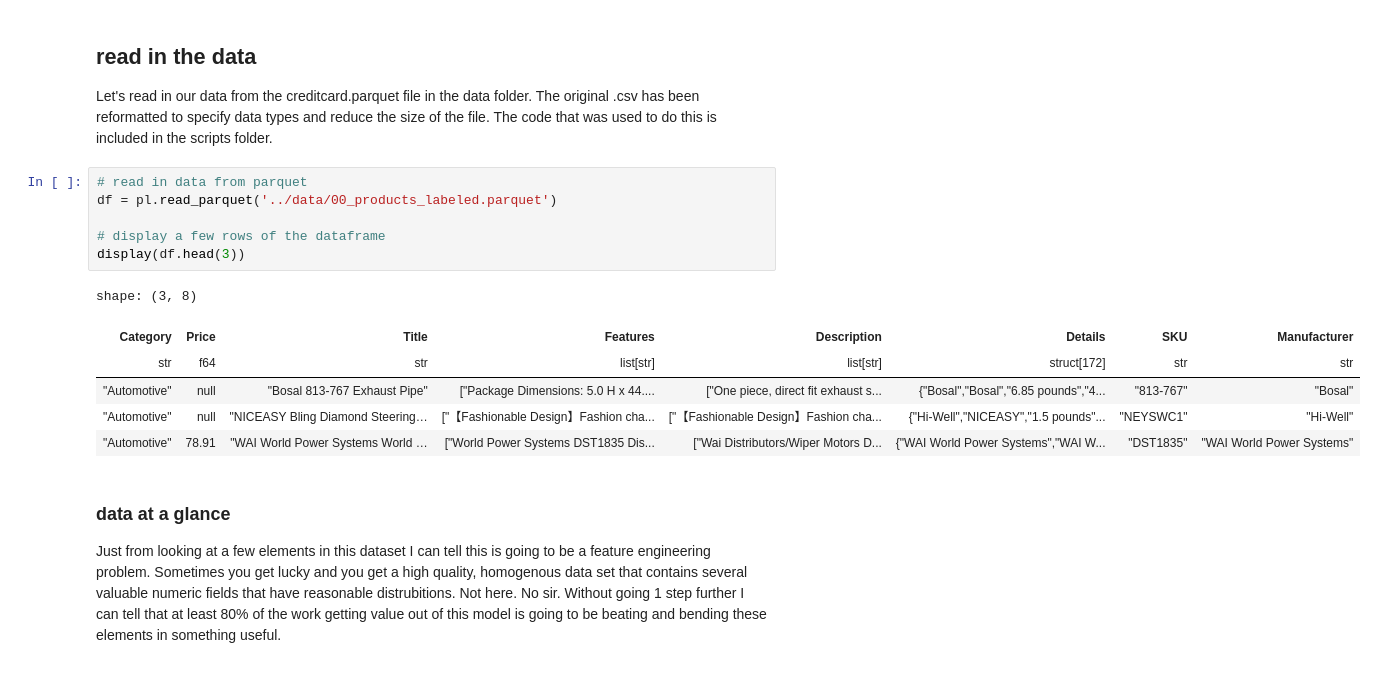
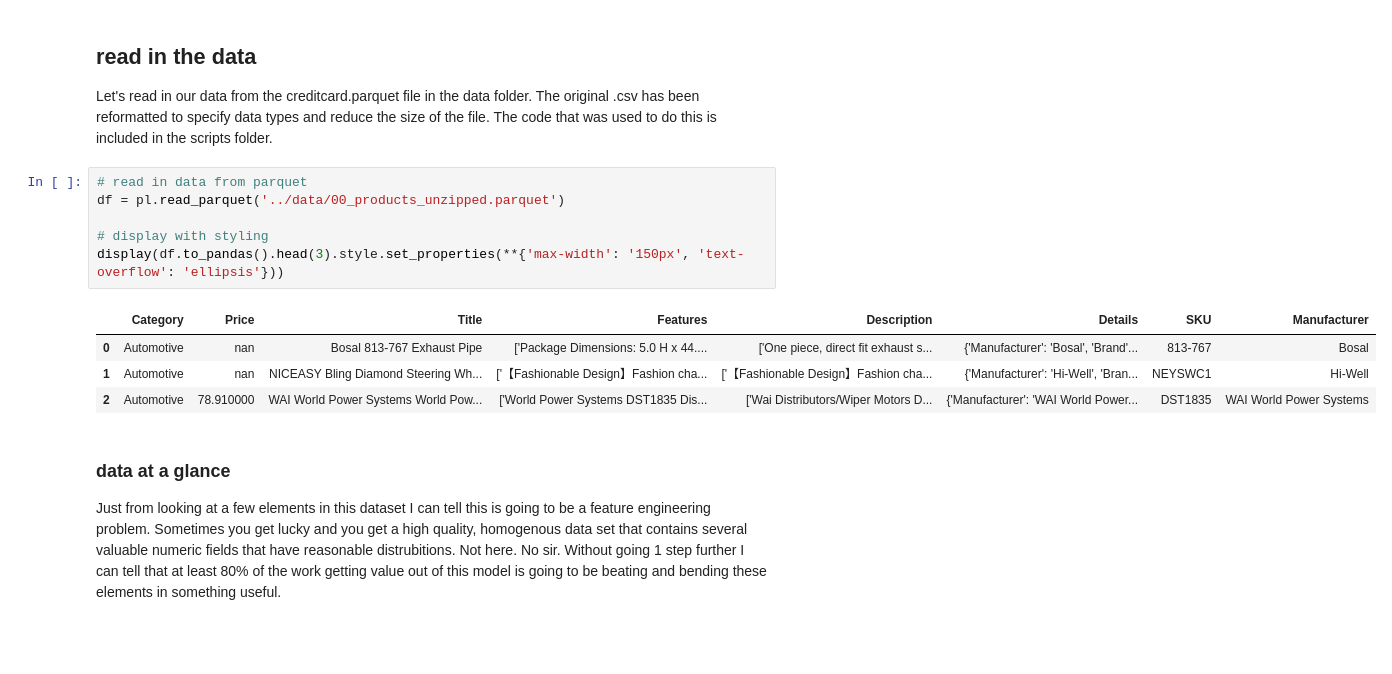
Before and after one commit to x81k25/amazon-product-classification, a Jupyter notebook: notebooks/data-discovery.ipynb, the cells around one changed output. Saved outputs shown, nothing was run; the diff lists cells and outputs as text; blank space fills up the shorter version.

```diff
--- a/notebooks/data-discovery.ipynb
+++ b/notebooks/data-discovery.ipynb
@@ -25,17 +25,15 @@ from IPython.display import display
 Let's read in our data from the creditcard.parquet file in the data folder. The original .csv has been reformatted to specify data types and reduce the size of the file. The code that was used to do this is included in the scripts folder.
 # %%
 # read in data from parquet
-df = pl.read_parquet('../data/00_products_labeled.parquet')
+df = pl.read_parquet('../data/00_products_unzipped.parquet')
 
-# display a few rows of the dataframe
-display(df.head(3))
+# display with styling
+display(df.to_pandas().head(3).style.set_properties(**{'max-width': '150px', 'text-overflow': 'ellipsis'}))
 # %% [output]
-shape: (3, 8)
-| Category | Price | Title | Features | Description | Details | SKU | Manufacturer |
-| str | f64 | str | list[str] | list[str] | struct[172] | str | str |
-| "Automotive" | null | "Bosal 813-767 Exhaust Pipe" | ["Package Dimensions: 5.0 H x 44.... | ["One piece, direct fit exhaust s... | {"Bosal","Bosal","6.85 pounds","4... | "813-767" | "Bosal" |
-| "Automotive" | null | "NICEASY Bling Diamond Steering… | ["【Fashionable Design】Fashion cha... | ["【Fashionable Design】Fashion cha... | {"Hi-Well","NICEASY","1.5 pounds"... | "NEYSWC1" | "Hi-Well" |
-| "Automotive" | 78.91 | "WAI World Power Systems World … | ["World Power Systems DST1835 Dis... | ["Wai Distributors/Wiper Motors D... | {"WAI World Power Systems","WAI W... | "DST1835" | "WAI World Power Systems" |
+|  | Category | Price | Title | Features | Description | Details | SKU | Manufacturer |
+| 0 | Automotive | nan | Bosal 813-767 Exhaust Pipe | ['Package Dimensions: 5.0 H x 44.... | ['One piece, direct fit exhaust s... | {'Manufacturer': 'Bosal', 'Brand'... | 813-767 | Bosal |
+| 1 | Automotive | nan | NICEASY Bling Diamond Steering Wh... | ['【Fashionable Design】Fashion cha... | ['【Fashionable Design】Fashion cha... | {'Manufacturer': 'Hi-Well', 'Bran... | NEYSWC1 | Hi-Well |
+| 2 | Automotive | 78.910000 | WAI World Power Systems World Pow... | ['World Power Systems DST1835 Dis... | ['Wai Distributors/Wiper Motors D... | {'Manufacturer': 'WAI World Power... | DST1835 | WAI World Power Systems |
 # %% [markdown]
 ### data at a glance
 
```
Also changed, not shown: parts of 6 cells of this notebook, 9 other files.
